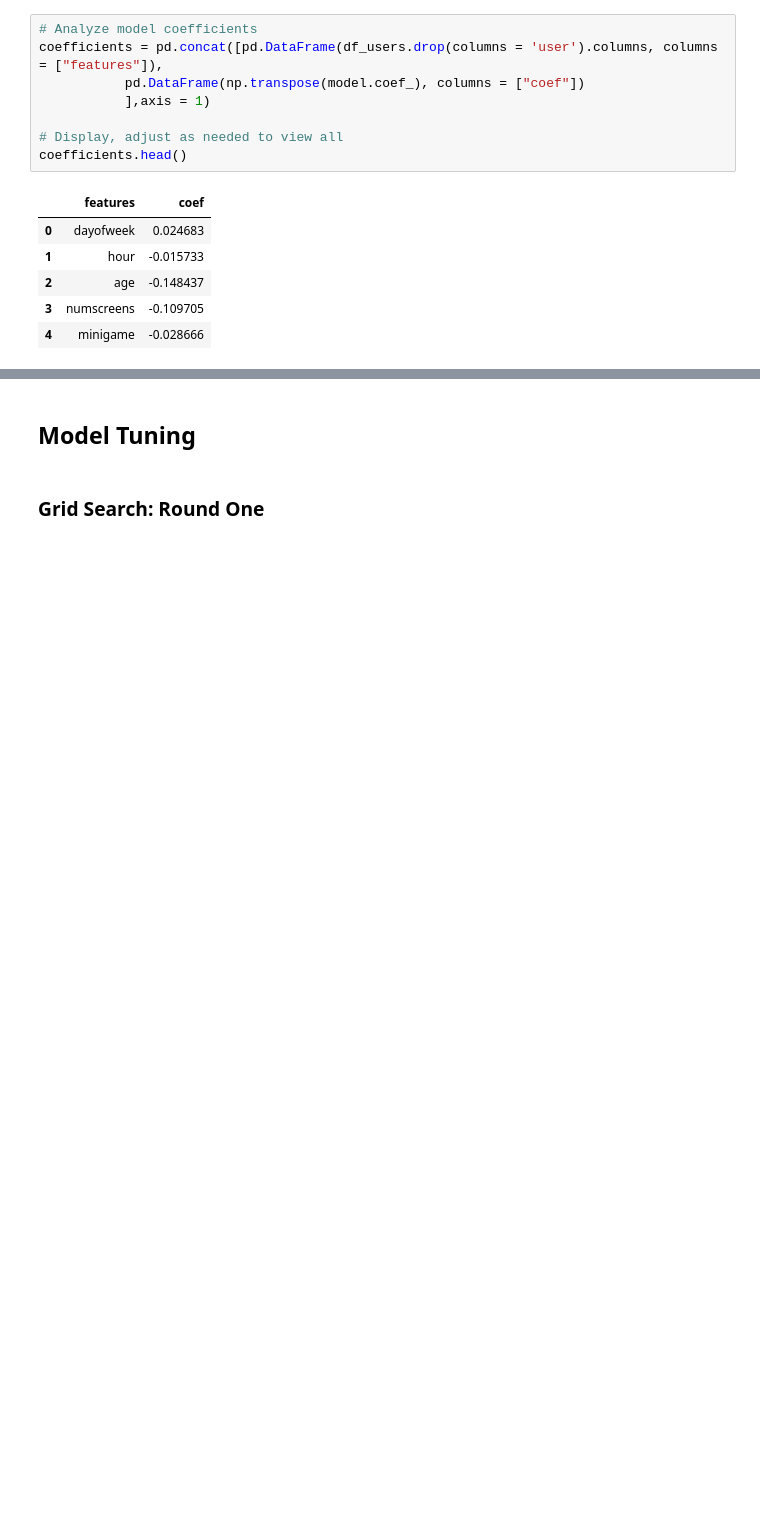
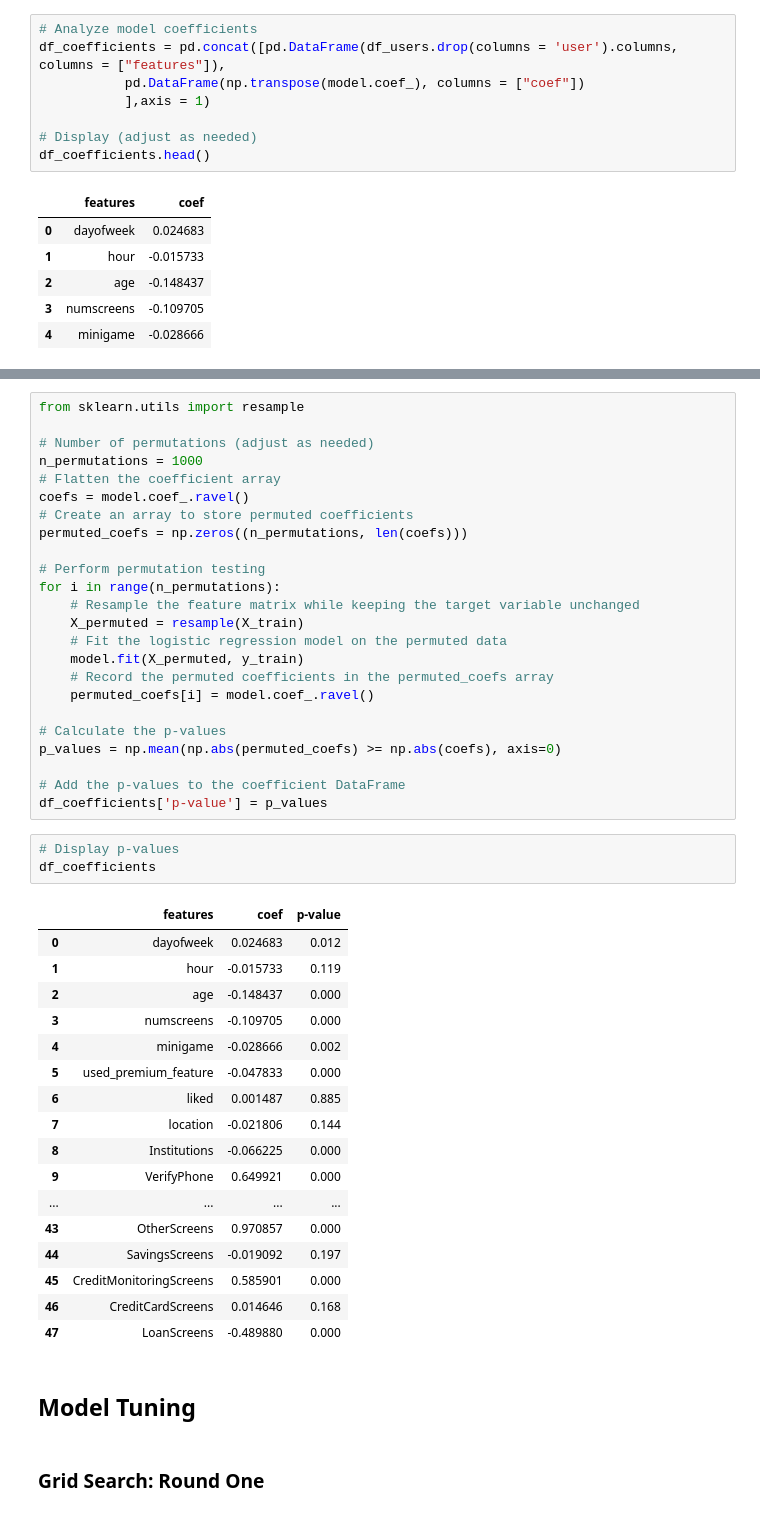
Before and after one commit to c-grigsby/ml-fintech-case-studies, a Jupyter notebook: directing-user-subscriptions/notebooks/directing-user-subscriptions_model.ipynb, the cells around one changed output, grey strips where cells are left out. Saved outputs shown, nothing was run; the diff lists cells and outputs as text; blank space fills up the shorter version.

Commit message:
case(userSubscriptions): add p-values (#13)

```diff
--- a/directing-user-subscriptions/notebooks/directing-user-subscriptions_model.ipynb
+++ b/directing-user-subscriptions/notebooks/directing-user-subscriptions_model.ipynb
@@ -150,12 +150,12 @@ Cross Validated Scores Mean: 0.77110 Std: (+/- 0.00766)
 ### Analyze Coefficients
 # %%
 # Analyze model coefficients
-coefficients = pd.concat([pd.DataFrame(df_users.drop(columns = 'user').columns, columns = ["features"]),
+df_coefficients = pd.concat([pd.DataFrame(df_users.drop(columns = 'user').columns, columns = ["features"]),
            pd.DataFrame(np.transpose(model.coef_), columns = ["coef"])
            ],axis = 1)
 
-# Display, adjust as needed to view all
-coefficients.head()
+# Display (adjust as needed)
+df_coefficients.head()
 # %% [output]
 |  | features | coef |
 | 0 | dayofweek | 0.024683 |
@@ -166,3 +169,48 @@ coefficients.head()
+# %%
+from sklearn.utils import resample
+
+# Number of permutations (adjust as needed)
+n_permutations = 1000
+# Flatten the coefficient array
+coefs = model.coef_.ravel()
+# Create an array to store permuted coefficients
+permuted_coefs = np.zeros((n_permutations, len(coefs)))
+
+# Perform permutation testing
+for i in range(n_permutations):
+    # Resample the feature matrix while keeping the target variable unchanged
+    X_permuted = resample(X_train)
+    # Fit the logistic regression model on the permuted data
+    model.fit(X_permuted, y_train)
+    # Record the permuted coefficients in the permuted_coefs array
+    permuted_coefs[i] = model.coef_.ravel()
+
+# Calculate the p-values
+p_values = np.mean(np.abs(permuted_coefs) >= np.abs(coefs), axis=0)
+
+# Add the p-values to the coefficient DataFrame
+df_coefficients['p-value'] = p_values
+# %%
+# Display p-values
+df_coefficients
+# %% [output]
+|  | features | coef | p-value |
+| 0 | dayofweek | 0.024683 | 0.012 |
+| 1 | hour | -0.015733 | 0.119 |
+| 2 | age | -0.148437 | 0.000 |
+| 3 | numscreens | -0.109705 | 0.000 |
+| 4 | minigame | -0.028666 | 0.002 |
+| 5 | used_premium_feature | -0.047833 | 0.000 |
+| 6 | liked | 0.001487 | 0.885 |
+| 7 | location | -0.021806 | 0.144 |
+| 8 | Institutions | -0.066225 | 0.000 |
+| 9 | VerifyPhone | 0.649921 | 0.000 |
+| ... | ... | ... | ... |
+| 43 | OtherScreens | 0.970857 | 0.000 |
+| 44 | SavingsScreens | -0.019092 | 0.197 |
+| 45 | CreditMonitoringScreens | 0.585901 | 0.000 |
+| 46 | CreditCardScreens | 0.014646 | 0.168 |
+| 47 | LoanScreens | -0.489880 | 0.000 |
 # %% [markdown]
 ## Model Tuning
 # %% [markdown]
```
Also changed, not shown: parts of 4 cells of this notebook, 1 other file.
